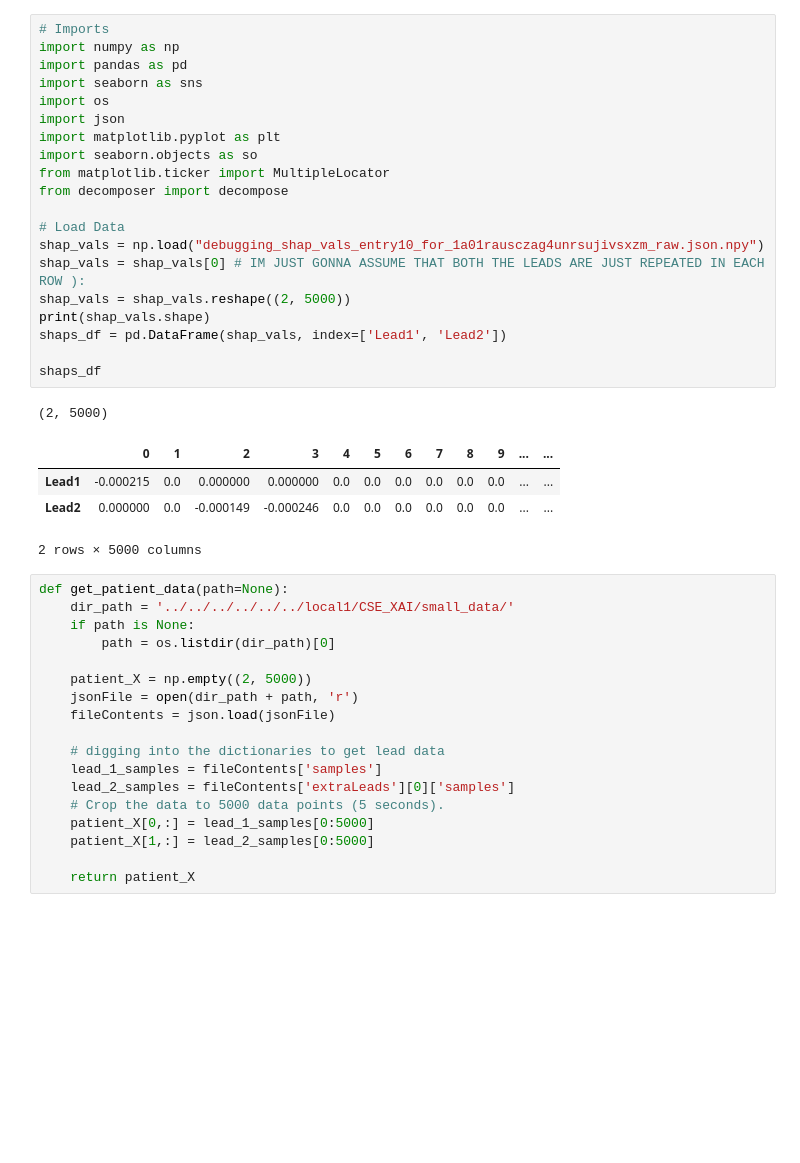
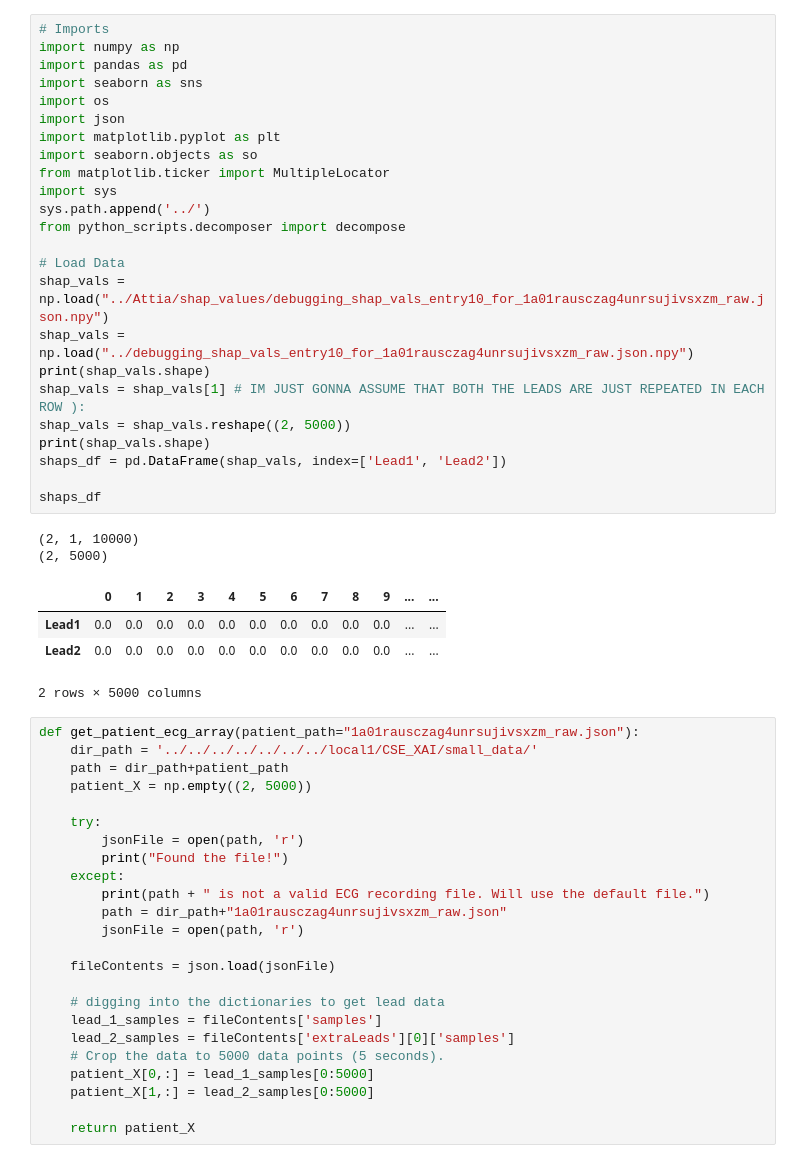
Before and after one commit to ladybuglady/CSE482-XAI, a Jupyter notebook: notebooks/plot_shaply.ipynb, the cells around one changed output. Cells and saved outputs as stored; diff of their text form; blank space fills up the shorter version.

```diff
--- a/notebooks/plot_shaply.ipynb
+++ b/notebooks/plot_shaply.ipynb
@@ -1,37 +1,48 @@
 # %%
 # Imports
 import numpy as np
 import pandas as pd
 import seaborn as sns
 import os
 import json
 import matplotlib.pyplot as plt
 import seaborn.objects as so
 from matplotlib.ticker import MultipleLocator
-from decomposer import decompose
+import sys
+sys.path.append('../')
+from python_scripts.decomposer import decompose
 
 # Load Data
-shap_vals = np.load("debugging_shap_vals_entry10_for_1a01rausczag4unrsujivsxzm_raw.json.npy")
-shap_vals = shap_vals[0] # IM JUST GONNA ASSUME THAT BOTH THE LEADS ARE JUST REPEATED IN EACH ROW ):
+shap_vals = np.load("../Attia/shap_values/debugging_shap_vals_entry10_for_1a01rausczag4unrsujivsxzm_raw.json.npy")
+shap_vals = np.load("../debugging_shap_vals_entry10_for_1a01rausczag4unrsujivsxzm_raw.json.npy")
+print(shap_vals.shape)
+shap_vals = shap_vals[1] # IM JUST GONNA ASSUME THAT BOTH THE LEADS ARE JUST REPEATED IN EACH ROW ):
 shap_vals = shap_vals.reshape((2, 5000))
 print(shap_vals.shape)
 shaps_df = pd.DataFrame(shap_vals, index=['Lead1', 'Lead2'])
 
 shaps_df
 # %% [output]
+(2, 1, 10000)
 (2, 5000)
 |  | 0 | 1 | 2 | 3 | 4 | 5 | 6 | 7 | 8 | 9 | ... | ... |
-| Lead1 | -0.000215 | 0.0 | 0.000000 | 0.000000 | 0.0 | 0.0 | 0.0 | 0.0 | 0.0 | 0.0 | ... | ... |
-| Lead2 | 0.000000 | 0.0 | -0.000149 | -0.000246 | 0.0 | 0.0 | 0.0 | 0.0 | 0.0 | 0.0 | ... | ... |
+| Lead1 | 0.0 | 0.0 | 0.0 | 0.0 | 0.0 | 0.0 | 0.0 | 0.0 | 0.0 | 0.0 | ... | ... |
+| Lead2 | 0.0 | 0.0 | 0.0 | 0.0 | 0.0 | 0.0 | 0.0 | 0.0 | 0.0 | 0.0 | ... | ... |
 2 rows × 5000 columns
 # %%
-def get_patient_data(path=None):
-    dir_path = '../../../../../../local1/CSE_XAI/small_data/'
-    if path is None:
-        path = os.listdir(dir_path)[0]
+def get_patient_ecg_array(patient_path="1a01rausczag4unrsujivsxzm_raw.json"):
+    dir_path = '../../../../../../../local1/CSE_XAI/small_data/'
+    path = dir_path+patient_path
+    patient_X = np.empty((2, 5000))
 
-    patient_X = np.empty((2, 5000))
-    jsonFile = open(dir_path + path, 'r')
+    try:
+        jsonFile = open(path, 'r')
+        print("Found the file!")
+    except:
+        print(path + " is not a valid ECG recording file. Will use the default file.")
+        path = dir_path+"1a01rausczag4unrsujivsxzm_raw.json"
+        jsonFile = open(path, 'r')
+
     fileContents = json.load(jsonFile)
 
     # digging into the dictionaries to get lead data
```
Also changed, not shown: parts of 4 cells of this notebook, 12 other files.
